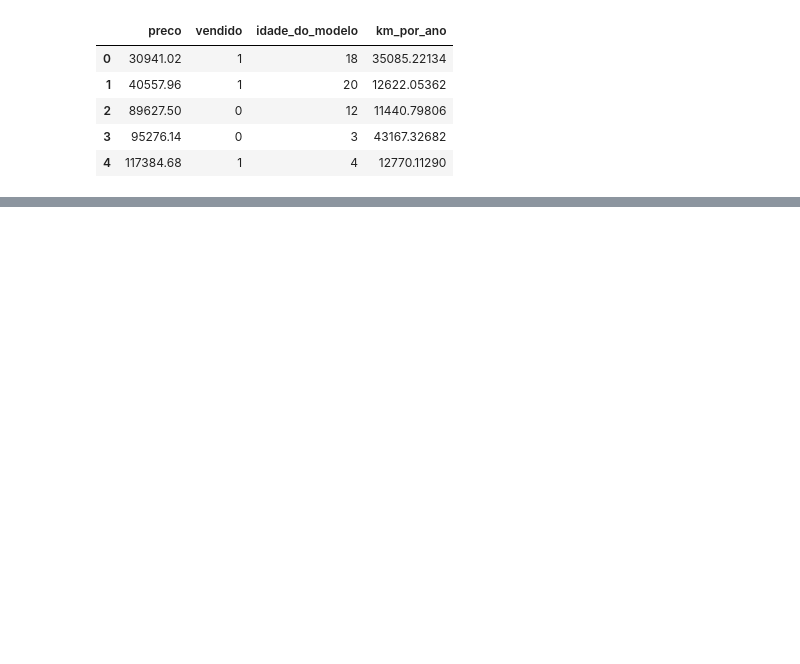
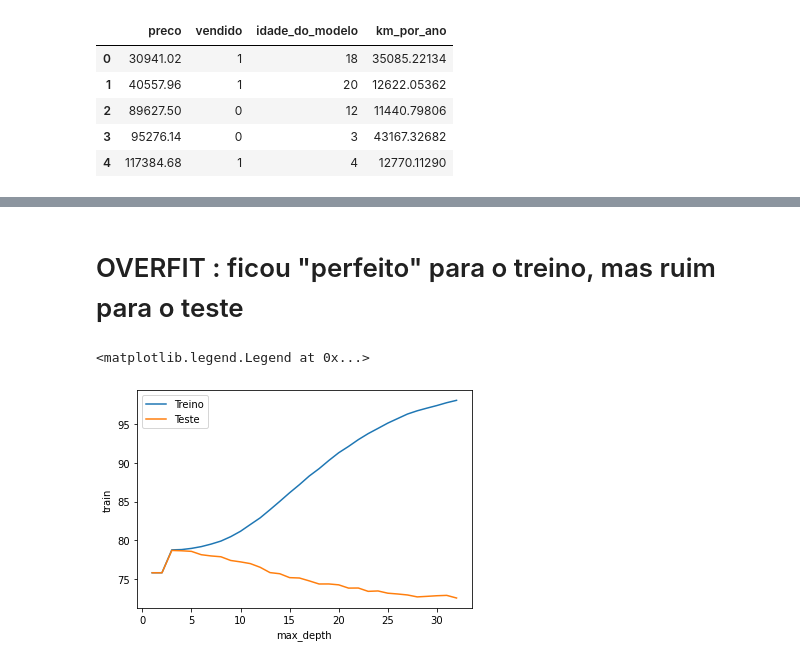
Before and after one commit to Renato-Ribeiroo/Cursos-Python, a Jupyter notebook: Curso Machine Learning/ML_Otimização de modelos atraves de hiperparametros/Otimização dos Modelos de Machine Learning.ipynb, the cells around one changed output, grey strips where cells are left out. Cells and saved outputs as stored; diff of their text form; code cells hidden in the pictures; blank space fills up the shorter version.

```diff
--- a/Curso Machine Learning/ML_Otimização de modelos atraves de hiperparametros/Otimização dos Modelos de Machine Learning.ipynb
+++ b/Curso Machine Learning/ML_Otimização de modelos atraves de hiperparametros/Otimização dos Modelos de Machine Learning.ipynb
@@ -15,0 +367,13 @@ dados.head()
+# %% [markdown]
+# OVERFIT : ficou "perfeito" para o treino, mas ruim para o teste
+# %%
+# Adicionando as legendas
+import matplotlib.pyplot as plt
+%matplotlib inline
+
+sns.lineplot(x = "max_depth", y = "train", data= resutados)
+sns.lineplot(x = "max_depth", y = "test", data= resutados)
+plt.legend(["Treino", "Teste"])
+# %% [output]
+<matplotlib.legend.Legend at 0x...>
+[figure, added]
```
Also changed, not shown: parts of 29 cells of this notebook.
